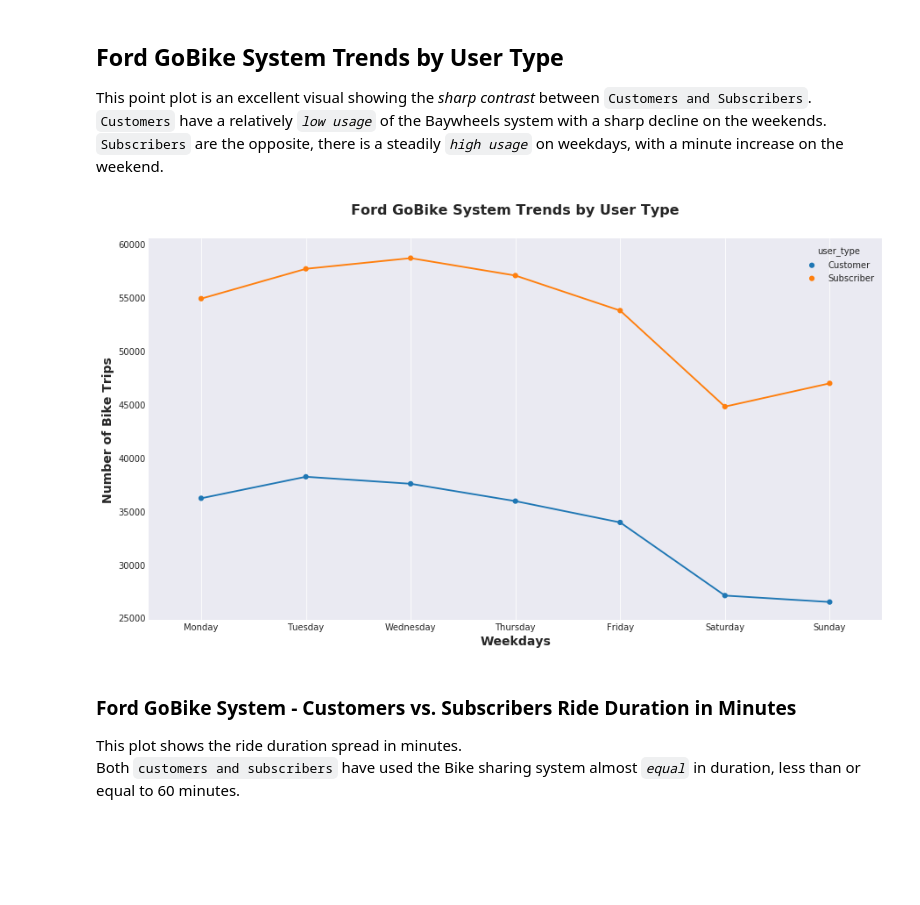
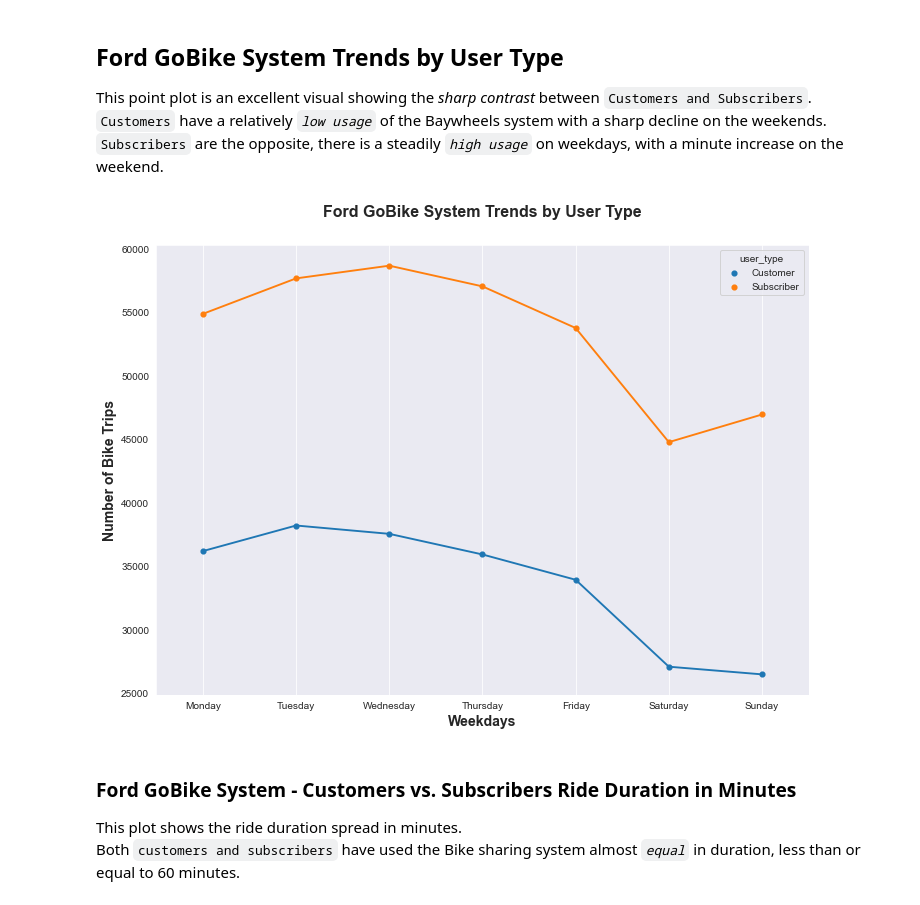
Before and after one commit to IslamFSoliman/Communicate-Data-Findings, a Jupyter notebook: slides.ipynb, the cells around one changed output. Cells and saved outputs as stored; diff of their text form; code cells hidden in the pictures; blank space fills up the shorter version.

```diff
--- a/slides.ipynb
+++ b/slides.ipynb
@@ -94,19 +94,19 @@ This point plot is an excellent visual showing the *sharp contrast* between `Cus
 <br>`Customers` have a relatively *`low usage`* of the Baywheels system with a sharp decline on the weekends.
 <br>`Subscribers` are the opposite, there is a steadily *`high usage`* on weekdays, with a minute increase on the weekend.
 # %%
-plt.figure(figsize=(15, 8))
+plt.figure(figsize=(11.69, 8.27))
 
 df_user_week = df.groupby(['start_day', 'user_type']).size().reset_index()
 weekday = ['Monday', 'Tuesday', 'Wednesday', 'Thursday', 'Friday', 'Saturday', 'Sunday']
 
 ax = sb.pointplot(data=df_user_week, x='start_day', y=0, hue = 'user_type', scale=.7, order = weekday);
 
 plt.title('Ford GoBike System Trends by User Type', y=1.05, fontsize=16, fontweight='bold')
 plt.xlabel('Weekdays', fontsize=14, fontweight='bold')
 plt.ylabel('Number of Bike Trips', fontsize=14, fontweight='bold')
 plt.grid();
 # %% [output]
-[figure, old version]
+[figure, new version]
 # %% [markdown]
 ### Ford GoBike System - Customers vs. Subscribers Ride Duration in Minutes
 This plot shows the ride duration spread in minutes.
```
Also changed, not shown: parts of 4 cells of this notebook, 1 other file.
